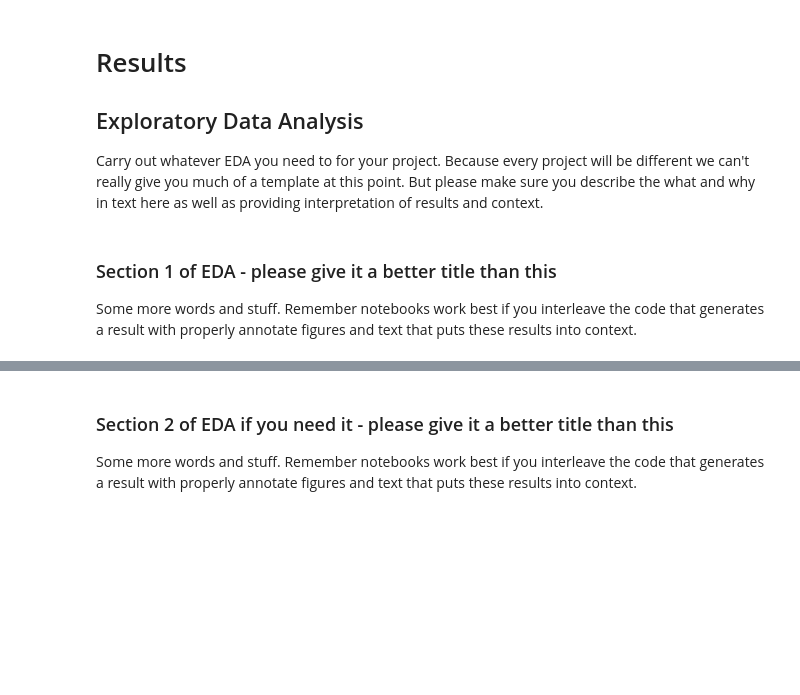
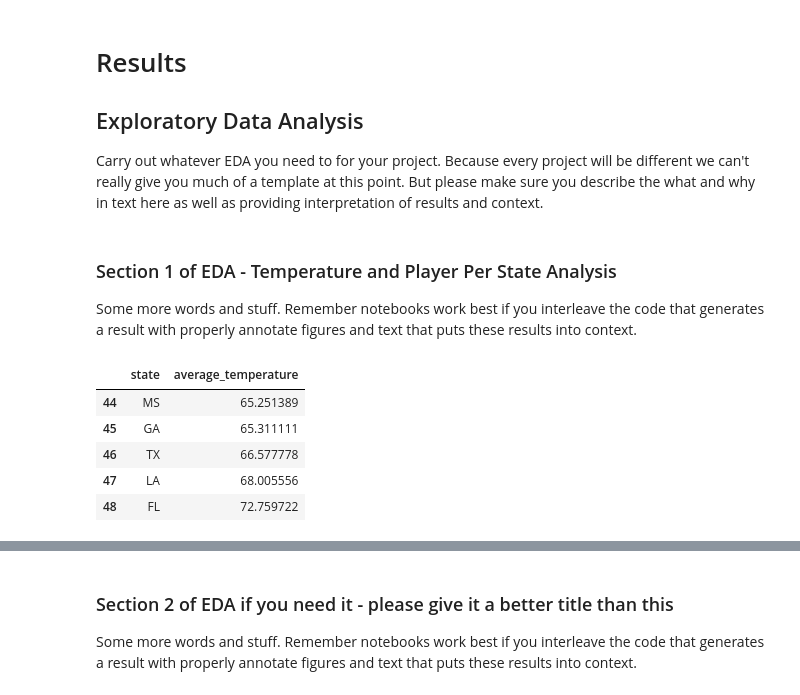
Before and after one commit to jayden789/State-weather-player-performance, a Jupyter notebook: EDACheckpoint_group69.ipynb, the cells around one changed output, grey strips where cells are left out. Saved outputs shown, nothing was run; the diff lists cells and outputs as text; code cells hidden in the pictures; blank space fills up the shorter version.

```diff
--- a/EDACheckpoint_group69.ipynb
+++ b/EDACheckpoint_group69.ipynb
@@ -636,6 +636,6 @@ print(rpg_df.size)
 
 Carry out whatever EDA you need to for your project.  Because every project will be different we can't really give you much of a template at this point. But please make sure you describe the what and why in text here as well as providing interpretation of results and context.
 # %% [markdown]
-### Section 1 of EDA - please give it a better title than this
+### Section 1 of EDA - Temperature and Player Per State Analysis
 
 Some more words and stuff.  Remember notebooks work best if you interleave the code that generates a result with properly annotate figures and text that puts these results into context.
@@ -644,0 +642,30 @@ Some more words and stuff.  Remember notebooks work best if you interleave the c
+# %%
+import seaborn as sns
+import matplotlib.pyplot as plt
+
+
+# Want to create a histogram with state temps over 6 year period to easily visualize warmer vs cooler states
+hist_df = weather_df.groupby('state')['average_temperature'].mean().reset_index()
+state_abbreviations = {
+    'Alabama': 'AL', 'Alaska': 'AK', 'Arizona': 'AZ', 'Arkansas': 'AR', 'California': 'CA',
+    'Colorado': 'CO', 'Connecticut': 'CT', 'Delaware': 'DE', 'Florida': 'FL', 'Georgia': 'GA',
+    'Hawaii': 'HI', 'Idaho': 'ID', 'Illinois': 'IL', 'Indiana': 'IN', 'Iowa': 'IA', 'Kansas': 'KS',
+    'Kentucky': 'KY', 'Louisiana': 'LA', 'Maine': 'ME', 'Maryland': 'MD', 'Massachusetts': 'MA',
+    'Michigan': 'MI', 'Minnesota': 'MN', 'Mississippi': 'MS', 'Missouri': 'MO', 'Montana': 'MT',
+    'Nebraska': 'NE', 'Nevada': 'NV', 'New Hampshire': 'NH', 'New Jersey': 'NJ', 'New Mexico': 'NM',
+    'New York': 'NY', 'North Carolina': 'NC', 'North Dakota': 'ND', 'Ohio': 'OH', 'Oklahoma': 'OK',
+    'Oregon': 'OR', 'Pennsylvania': 'PA', 'Rhode Island': 'RI', 'South Carolina': 'SC', 'South Dakota': 'SD',
+    'Tennessee': 'TN', 'Texas': 'TX', 'Utah': 'UT', 'Vermont': 'VT', 'Virginia': 'VA', 'Washington': 'WA',
+    'West Virginia': 'WV', 'Wisconsin': 'WI', 'Wyoming': 'WY'
+}
+
+hist_df['state'] = hist_df['state'].map(state_abbreviations)
+hist_df = hist_df.sort_values('average_temperature').reset_index().drop('index', axis=1)
+hist_df.tail()
+# %% [output]
+|  | state | average_temperature |
+| 44 | MS | 65.251389 |
+| 45 | GA | 65.311111 |
+| 46 | TX | 66.577778 |
+| 47 | LA | 68.005556 |
+| 48 | FL | 72.759722 |
```
Also changed, not shown: parts of 4 cells of this notebook.
